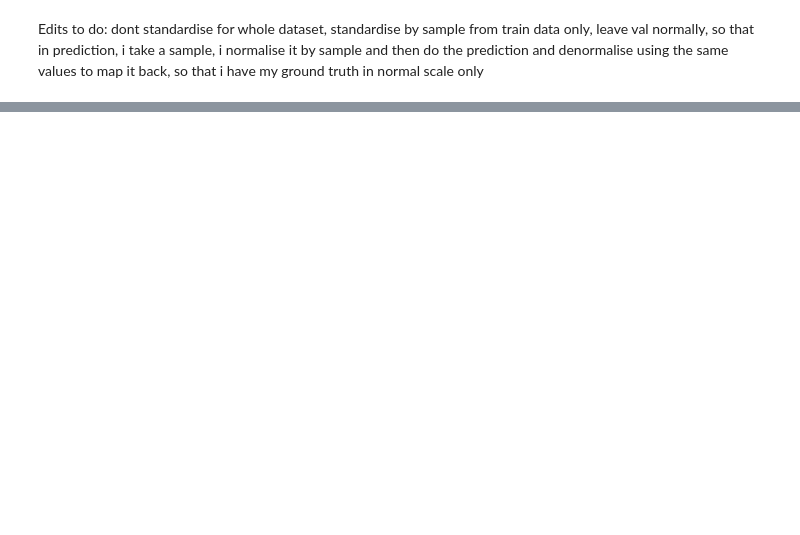
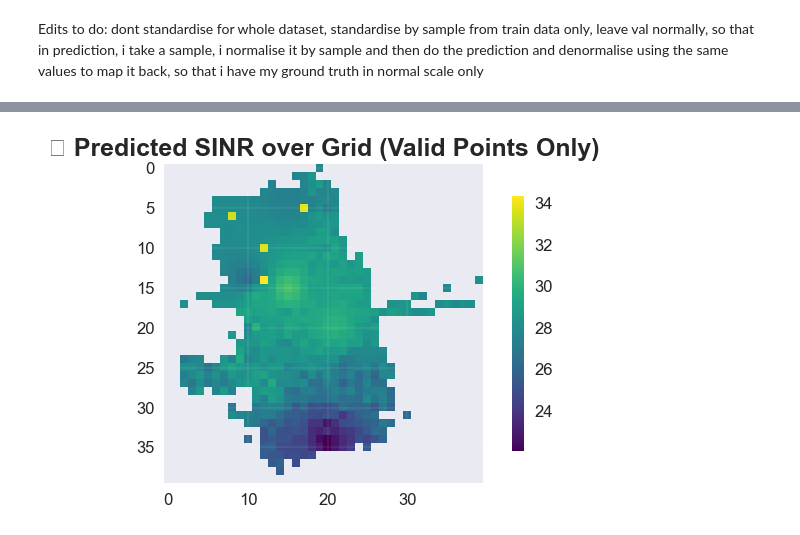
Before and after one commit to longwei-xiao/PyTorch-VAE, a Jupyter notebook: test_model_file_2.ipynb, the cells around one changed output, grey strips where cells are left out. Drawn from its saved outputs; the diff is of its cells as text; code cells hidden in the pictures; blank space fills up the shorter version.

Commit message:
fixed visualisation issues needs training

```diff
--- a/test_model_file_2.ipynb
+++ b/test_model_file_2.ipynb
@@ -320,6 +477,7 @@ for (x,) in train_data:  # train_data is a Subset
 train_loader = DataLoader(train_norm_list, batch_size=8, shuffle=True)
 val_loader   = DataLoader(val_data, batch_size=8, shuffle=False)
 # %%
+from torch.optim import Adam
 device = torch.device("cuda" if torch.cuda.is_available() else "cpu")
 
 model = ConditionalVAE(
@@ -332,7 +490,7 @@ model = ConditionalVAE(
 ).to(device)
 
 optimizer = Adam(model.parameters(), lr=1e-3)
-epochs = 50
+epochs = 100
 # %%
 # Build loc_mask_base (H × W × 2)
 yy, xx = torch.meshgrid(torch.arange(H), torch.arange(W), indexing="ij")
@@ -689,0 +775,87 @@ tensor([27.4667, 27.4000, 27.4333, 27.4333, 27.4667, 27.4667, 27.4667, 27.4667])
+# %%
+import matplotlib.pyplot as plt
+import numpy as np
+
+plt.style.use("seaborn-v0_8")
+
+# ==========================================================
+# Utility function for nicer plots
+# ==========================================================
+def plot_grid(data, title, cmap="viridis", vmin=None, vmax=None):
+    plt.figure(figsize=(6, 4))
+    plt.imshow(data, cmap=cmap, aspect="equal", vmin=vmin, vmax=vmax)
+    cbar = plt.colorbar(shrink=0.8)
+    cbar.ax.tick_params(labelsize=12)
+    plt.title(title, fontsize=18, fontweight="bold")
+    plt.xticks(fontsize=12)
+    plt.yticks(fontsize=12)
+    plt.grid(color="white", linewidth=0.3, alpha=0.3)
+    plt.tight_layout()
+    plt.show()
+
+
+# ==========================================================
+# Build full grids (H × W) for plotting
+# ==========================================================
+pred_full_grid = np.zeros((H, W), dtype=np.float32)
+gt_full_grid   = np.zeros((H, W), dtype=np.float32)
+
+# Fill valid locations
+valid_y, valid_x = valid_mask.nonzero(as_tuple=True)
+valid_y_cpu = valid_y.cpu().numpy()
+valid_x_cpu = valid_x.cpu().numpy()
+pred_full_grid[valid_y_cpu, valid_x_cpu] = pred_vals_orig
+gt_full_grid[valid_y_cpu, valid_x_cpu]   = gt_vals_orig
+
+# Mask zeros (invalid)
+masked_pred = np.ma.masked_where(pred_full_grid == 0, pred_full_grid)
+masked_gt   = np.ma.masked_where(gt_full_grid == 0, gt_full_grid)
+
+# Shared color scale for fairness
+cmin = min(pred_vals_orig.min(), gt_vals_orig.min())
+cmax = max(pred_vals_orig.max(), gt_vals_orig.max())
+#cmin = 15
+#cmax = 30
+
+
+# ==========================================================
+# 1️⃣ Predicted SINR (full grid)
+# ==========================================================
+plot_grid(
+    masked_pred,
+    title="📡 Predicted SINR over Grid (Valid Points Only)",
+    cmap="viridis",
+    vmin=cmin,
+    vmax=cmax
+)
+
+
+# ==========================================================
+# 2️⃣ Ground Truth SINR (full grid)
+# ==========================================================
+plot_grid(
+    masked_gt,
+    title="🎯 Ground Truth SINR over Grid (Valid Points Only)",
+    cmap="viridis",
+    vmin=cmin,
+    vmax=cmax
+)
+
+
+# ==========================================================
+# 3️⃣ Error heatmap
+# ==========================================================
+error_grid = np.abs(pred_full_grid - gt_full_grid)
+masked_error = np.ma.masked_where(error_grid == 0, error_grid)
+
+plot_grid(
+    masked_error,
+    title="❌ Error Heatmap (Abs Error)",
+    cmap="coolwarm",
+    vmin=0,
+    vmax=masked_error.max()
+)
+
+print("\n🎉 Visualization Complete!")
+# %% [output]
+[figure, added]
```
Also changed, not shown: parts of 11 cells of this notebook.
